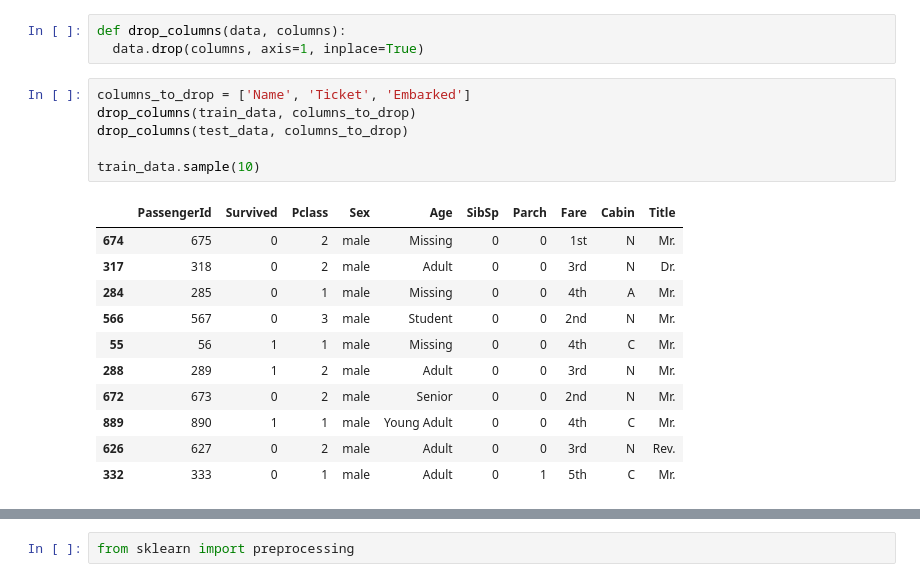
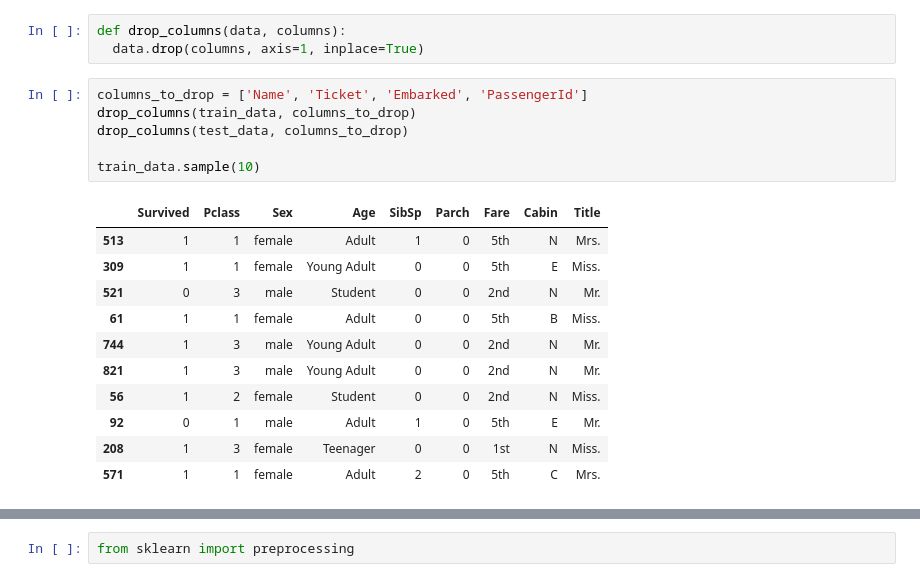
Before and after one commit to andres112/Advanced-Python, a Jupyter notebook: Titanic.ipynb, the cells around one changed output, grey strips where cells are left out. Saved outputs shown, nothing was run; the diff lists cells and outputs as text.

```diff
--- a/Titanic.ipynb
+++ b/Titanic.ipynb
@@ -251,23 +260,23 @@ train_data.sample(10)
 def drop_columns(data, columns):
   data.drop(columns, axis=1, inplace=True)
 # %%
-columns_to_drop = ['Name', 'Ticket', 'Embarked']
+columns_to_drop = ['Name', 'Ticket', 'Embarked', 'PassengerId']
 drop_columns(train_data, columns_to_drop)
 drop_columns(test_data, columns_to_drop)
 
 train_data.sample(10)
 # %% [output]
-|  | PassengerId | Survived | Pclass | Sex | Age | SibSp | Parch | Fare | Cabin | Title |
-| 674 | 675 | 0 | 2 | male | Missing | 0 | 0 | 1st | N | Mr. |
-| 317 | 318 | 0 | 2 | male | Adult | 0 | 0 | 3rd | N | Dr. |
-| 284 | 285 | 0 | 1 | male | Missing | 0 | 0 | 4th | A | Mr. |
-| 566 | 567 | 0 | 3 | male | Student | 0 | 0 | 2nd | N | Mr. |
-| 55 | 56 | 1 | 1 | male | Missing | 0 | 0 | 4th | C | Mr. |
-| 288 | 289 | 1 | 2 | male | Adult | 0 | 0 | 3rd | N | Mr. |
-| 672 | 673 | 0 | 2 | male | Senior | 0 | 0 | 2nd | N | Mr. |
-| 889 | 890 | 1 | 1 | male | Young Adult | 0 | 0 | 4th | C | Mr. |
-| 626 | 627 | 0 | 2 | male | Adult | 0 | 0 | 3rd | N | Rev. |
-| 332 | 333 | 0 | 1 | male | Adult | 0 | 1 | 5th | C | Mr. |
+|  | Survived | Pclass | Sex | Age | SibSp | Parch | Fare | Cabin | Title |
+| 513 | 1 | 1 | female | Adult | 1 | 0 | 5th | N | Mrs. |
+| 309 | 1 | 1 | female | Young Adult | 0 | 0 | 5th | E | Miss. |
+| 521 | 0 | 3 | male | Student | 0 | 0 | 2nd | N | Mr. |
+| 61 | 1 | 1 | female | Adult | 0 | 0 | 5th | B | Miss. |
+| 744 | 1 | 3 | male | Young Adult | 0 | 0 | 2nd | N | Mr. |
+| 821 | 1 | 3 | male | Young Adult | 0 | 0 | 2nd | N | Mr. |
+| 56 | 1 | 2 | female | Student | 0 | 0 | 2nd | N | Miss. |
+| 92 | 0 | 1 | male | Adult | 1 | 0 | 5th | E | Mr. |
+| 208 | 1 | 3 | female | Teenager | 0 | 0 | 1st | N | Miss. |
+| 571 | 1 | 1 | female | Adult | 2 | 0 | 5th | C | Mrs. |
 # %%
 fig, ax = plt.subplots(figsize=(10, 6))
 sns.barplot(x='Age', y='Survived', hue='Sex', data=train_data, ax=ax)
```
Also changed, not shown: parts of 19 cells of this notebook, 1 other file.
